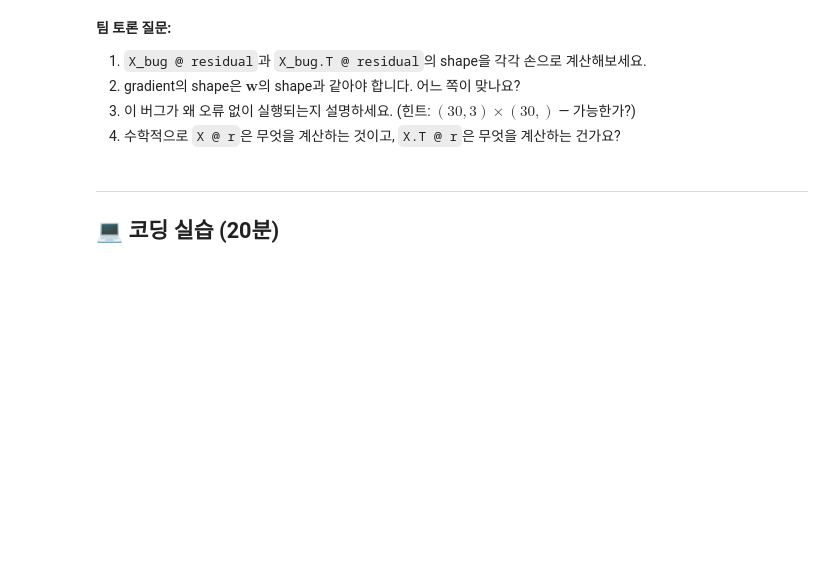
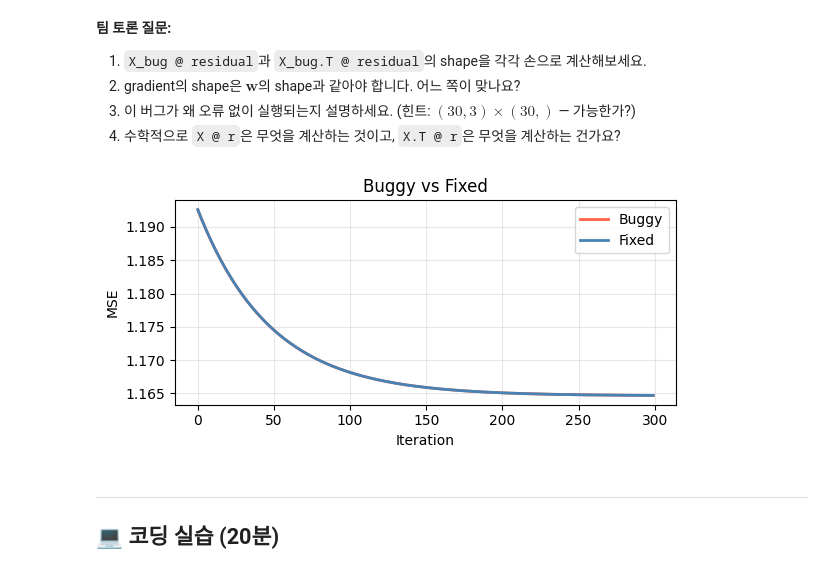
Before and after one commit to yeounhyeok/ai-mathmatics, a Jupyter notebook: Lab 5.ipynb, the cells around one changed output. Drawn from its saved outputs; the diff is of its cells as text; code cells hidden in the pictures; blank space fills up the shorter version.

```diff
--- a/Lab 5.ipynb
+++ b/Lab 5.ipynb
@@ -155,24 +168,27 @@ print('  w_bug.shape    :', w_bug.shape)
 # %%
 # ---- Fixed version (팀이 완성) ----
 w_fix = np.zeros(n_b)
 losses_fix = []
 
 for _ in range(300):
     residual = X_bug @ w_fix - y_bug
-    grad = (2/m_b) * ______ @ residual    # fix: X or X.T?
+    grad = (2/m_b) * X_bug.T @ residual    # fix: X or X.T?
     w_fix = w_fix - 0.01 * grad
     losses_fix.append(np.mean(residual**2))
 
 plt.figure(figsize=(6, 3))
 plt.plot(losses_bug, color='tomato', lw=2, label='Buggy')
 plt.plot(losses_fix, color='steelblue', lw=2, label='Fixed')
 plt.xlabel('Iteration'); plt.ylabel('MSE')
 plt.title('Buggy vs Fixed'); plt.legend(); plt.grid(True, alpha=0.3)
 plt.tight_layout(); plt.show()
 
-# 버그 원인:    ______
-# 수학적 설명:  ______
-# 왜 에러 없이 실행됐나: ______
+# 버그 원인:    행렬곱 차원이 맞지 않음
+# 수학적 설명:  X는 y차원으로 변환시키는 행렬이고 X.T는 gradient 차원으로 변환하는 행렬인데, 경사하강법의 경우 후자이다.
+# 왜 에러 없이 실행됐나: 잘못된 식이라도 X의 shape이 우연히 맞아떨어지면 계산 자체는 될 수 있다.
+# X.T가 gradient 차원으로 변환하는 행렬임을 인지한다면 논리적으로도 y차원의 잔차를 내적하였을때 가중치 벡터가 나옴을 알수 있었다.
+# %% [output]
+[figure, added]
 # %% [markdown]
 ---
 ## 💻 코딩 실습 (20분)
```
Also changed, not shown: parts of 2 cells of this notebook.
